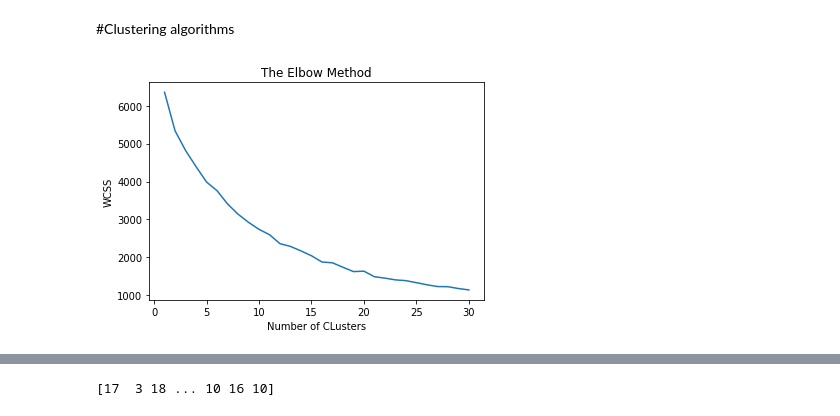
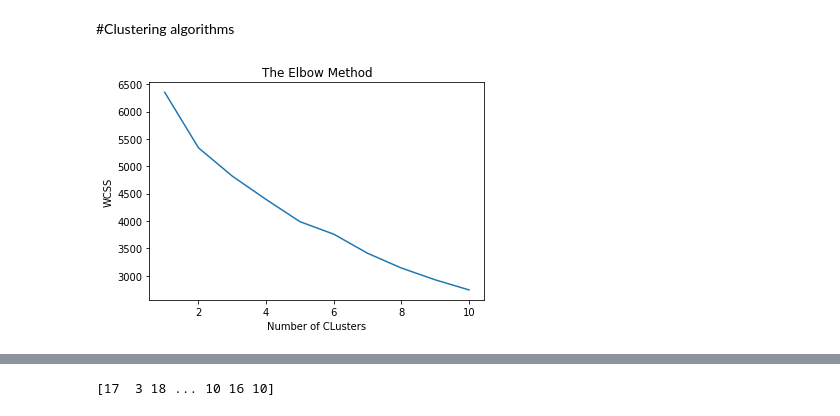
Before and after one commit to Zeeshan00789/NETFLIX-MOVIES-AND-TV-SHOWS-CLUSTERING-, a Jupyter notebook: NETFLIX_MOVIES_AND_TV_SHOWS_CLUSTERING.ipynb, the cells around one changed output, grey strips where cells are left out. Cells and saved outputs as stored; diff of their text form; code cells hidden in the pictures.

```diff
--- a/NETFLIX_MOVIES_AND_TV_SHOWS_CLUSTERING.ipynb
+++ b/NETFLIX_MOVIES_AND_TV_SHOWS_CLUSTERING.ipynb
@@ -890,7 +888,7 @@ plt.show()
 # %%
 
 #Applying Tfidf Vectorizer
-tfidfmodel = TfidfVectorizer(max_features=5000)
+tfidfmodel = TfidfVectorizer(max_features=1000)
 X_tfidf = tfidfmodel.fit_transform(df['Genres'])
 X_tfidf.shape
 # %% [output]
@@ -921,16 +918,16 @@ from sklearn.metrics import silhouette_samples, silhouette_score
 # %%
 from sklearn.cluster import KMeans
 
 wcss=[]
-for i in range(1,31):
+for i in range(1,11):
   kmeans=KMeans(n_clusters=i, init='k-means++',random_state=0)
   kmeans.fit(X)
   wcss.append(kmeans.inertia_)
 
-plt.plot(range(1,31),wcss)
+plt.plot(range(1,11),wcss)
 plt.title('The Elbow Method')
 plt.xlabel('Number of CLusters')
 plt.ylabel('WCSS')
 plt.show()
 # %% [output]
-[figure, old version]
+[figure, new version]
```
Also changed, not shown: parts of 14 cells of this notebook.
